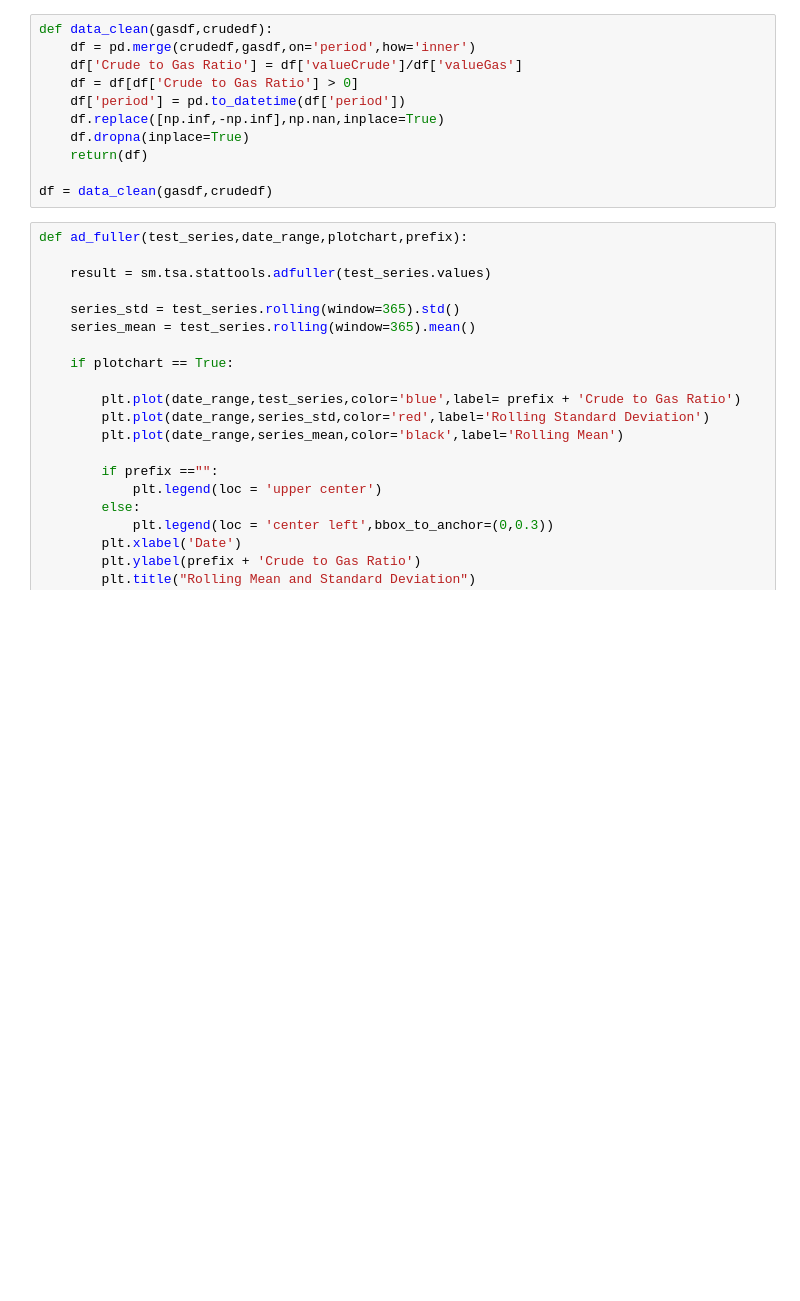
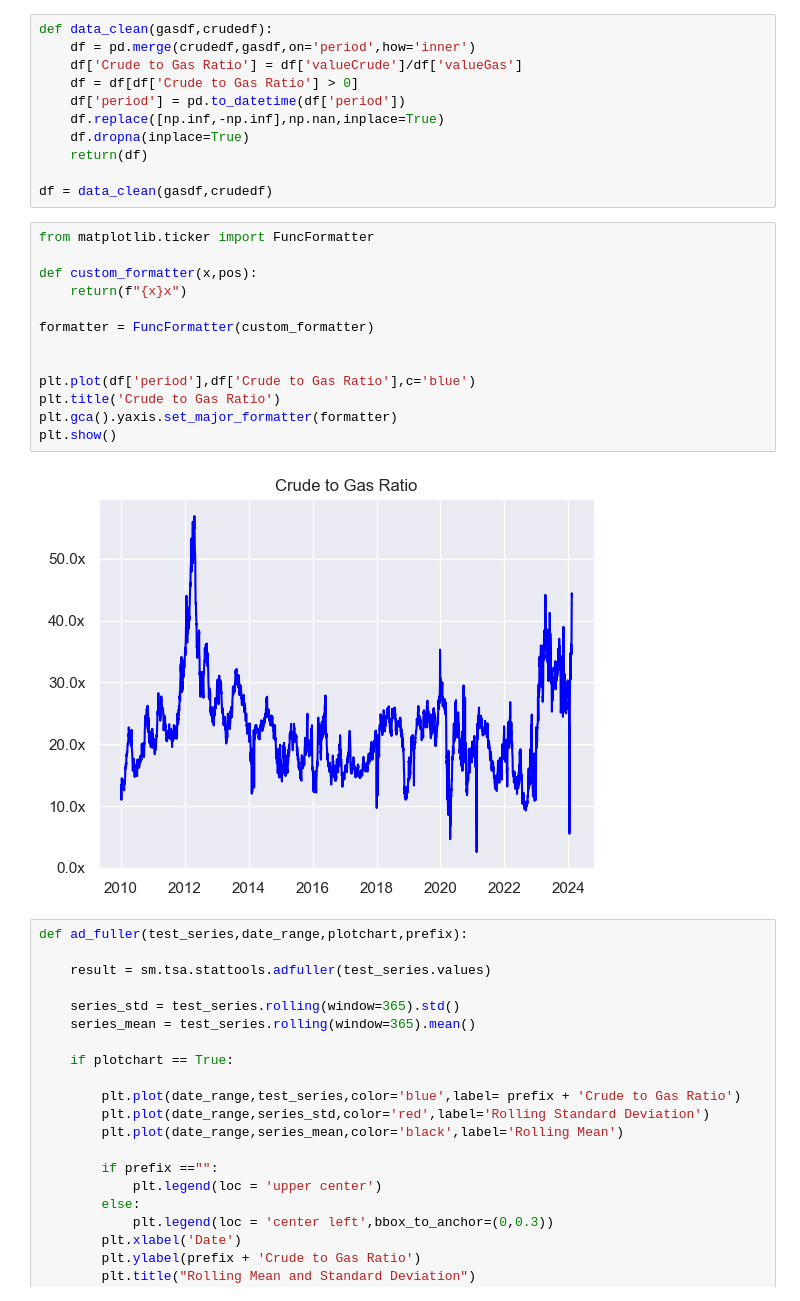
Before and after one commit to Steven23457/FNCE-443-Project, a Jupyter notebook: CrudetoGas.ipynb, the cells around one changed output. Cells and saved outputs as stored; diff of their text form; blank space fills up the shorter version.

```diff
--- a/CrudetoGas.ipynb
+++ b/CrudetoGas.ipynb
@@ -41,6 +41,21 @@ def data_clean(gasdf,crudedf):
     return(df)
 
 df = data_clean(gasdf,crudedf)
+# %%
+from matplotlib.ticker import FuncFormatter
+
+def custom_formatter(x,pos):
+    return(f"{x}x")
+
+formatter = FuncFormatter(custom_formatter)
+
+
+plt.plot(df['period'],df['Crude to Gas Ratio'],c='blue')
+plt.title('Crude to Gas Ratio')
+plt.gca().yaxis.set_major_formatter(formatter)
+plt.show()
+# %% [output]
+[figure, added]
 # %%
 def ad_fuller(test_series,date_range,plotchart,prefix):
 
```
Also changed, not shown: parts of 5 cells of this notebook, 1 other file.
